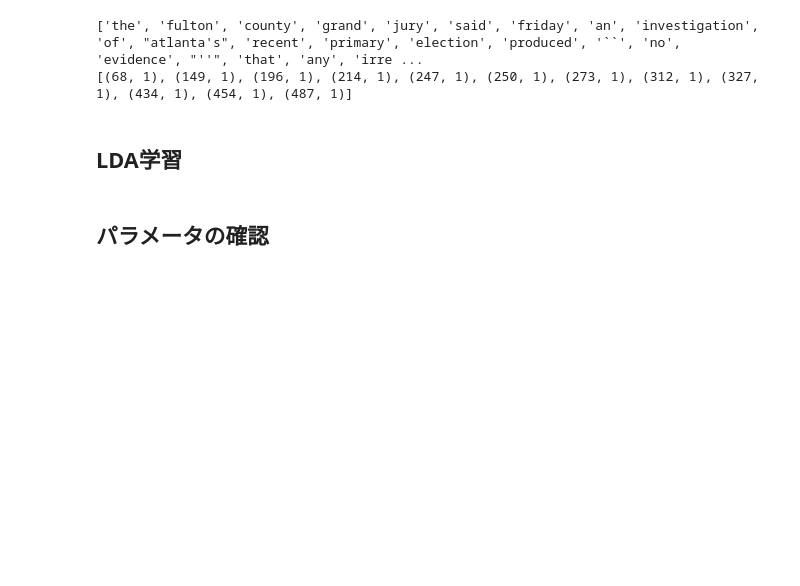
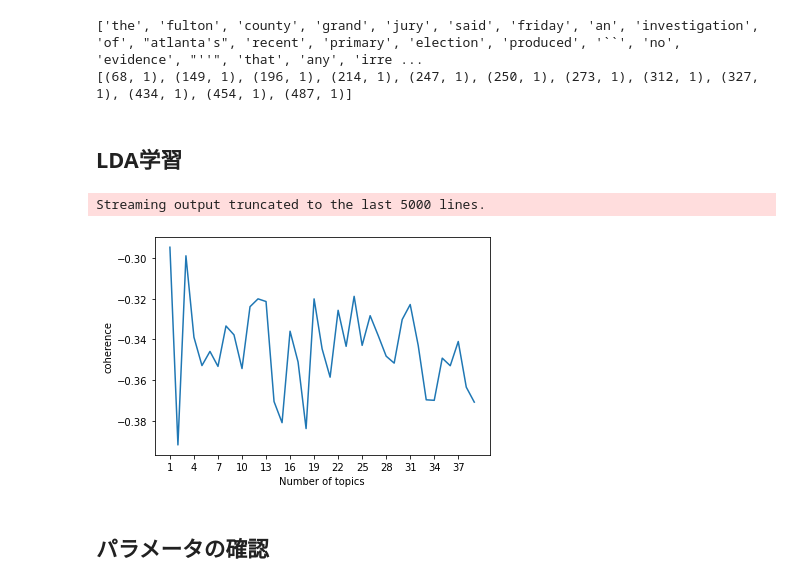
Before and after one commit to tanimuranaomichi/Information_System_Analysis, a Jupyter notebook: Document_Analysis/LDA_TA.ipynb, the cells around one changed output. Cells and saved outputs as stored; diff of their text form; code cells hidden in the pictures; blank space fills up the shorter version.

Commit message:
add a function for check coherence

```diff
--- a/Document_Analysis/LDA_TA.ipynb
+++ b/Document_Analysis/LDA_TA.ipynb
@@ -103,7 +107,7 @@ en_stop = nltk.corpus.stopwords.words('english')
 
 # 一度LDAしてみる等して，適宜ノイズになってそうな記号等を見つけて，ストップワードリストに新たに加える
 #【発展】記号や数字は正規表現で消してみましょう
-en_stop= ["``","/",",.",".,",";","--",":",")","(",'"','&',"'",'),',',"','-','.,','.,"','.-',"?",">","<", "\'\'"]                  \
+en_stop= ["``","/",",.",".,",";","--",":",")","(",'"','&',"'",'),',',"','-','.,','.,"','.-',"?",">","<", "\'\'", "``"]                  \
          +["0","1","2","3","4","5","6","7","8","9","10","11","12","86","1986","1987","000"]                                                      \
          +["said","say","u","v","mln","ct","net","dlrs","tonne","pct","shr","nil","company","lt","share","year","billion","price"]          \
          +en_stop
@@ -191,13 +195,39 @@ print(dictionary.doc2bow([w.lower() for w in corpus.sents(corpus.fileids()[0])[0
 # %% [markdown]
 ## LDA学習
 # %%
-ldamodel = gensim.models.ldamodel.LdaModel(corpus=corpus_,
-                                           num_topics=20,
-                                           id2word=dictionary,
-                                           alpha=0.1,                             #optional LDAのハイパーパラメータalpha
-                                           eta=0.1,                                 #optional LDAのハイパーパラメータbeta
-                                           #minimum_probability=0.0    #optional 学習結果に格納するトピック・単語の生起確率の下限
-                                          )
+u_mass_array = []
+for n in range(1,40):
+  ldamodel = gensim.models.ldamodel.LdaModel(corpus=corpus_,
+                                            num_topics=n,
+                                            id2word=dictionary,
+                                            alpha=0.1,                             #optional LDAのハイパーパラメータalpha
+                                            eta=0.1,                                 #optional LDAのハイパーパラメータbeta
+                                            #minimum_probability=0.0    #optional 学習結果に格納するトピック・単語の生起確率の下限
+                                            )
+
+  # u_mass計算
+  corpus = corpus_ # u_mass用に学習に用いたコーパスを用意
+
+  cm = gensim.models.CoherenceModel(ldamodel,corpus=corpus,dictionary=dictionary,coherence='u_mass')
+  u_mass_array += [-1 * cm.get_coherence()]
+  # print('u_mass coherence score: {}'.format(cm.get_coherence()))
+# print(u_mass_array)
+# %% [output]
+Streaming output truncated to the last 5000 lines.
+# %%
+import matplotlib.pyplot as plt
+
+x = range(1, 40)
+y = [n*-1 for n in u_mass_array]
+
+plt.plot(x,y) # この場合のplot関数の第一引数xは、x軸に対応し、第二引数のyがy軸にあたります。
+plt.ylabel("coherence")
+plt.xlabel("Number of topics")
+plt.xticks(range(1, 40, 3) )
+
+plt.show()
+# %% [output]
+[figure, added]
 # %% [markdown]
 ## パラメータの確認
 # %%
```
Also changed, not shown: parts of 7 cells of this notebook.
